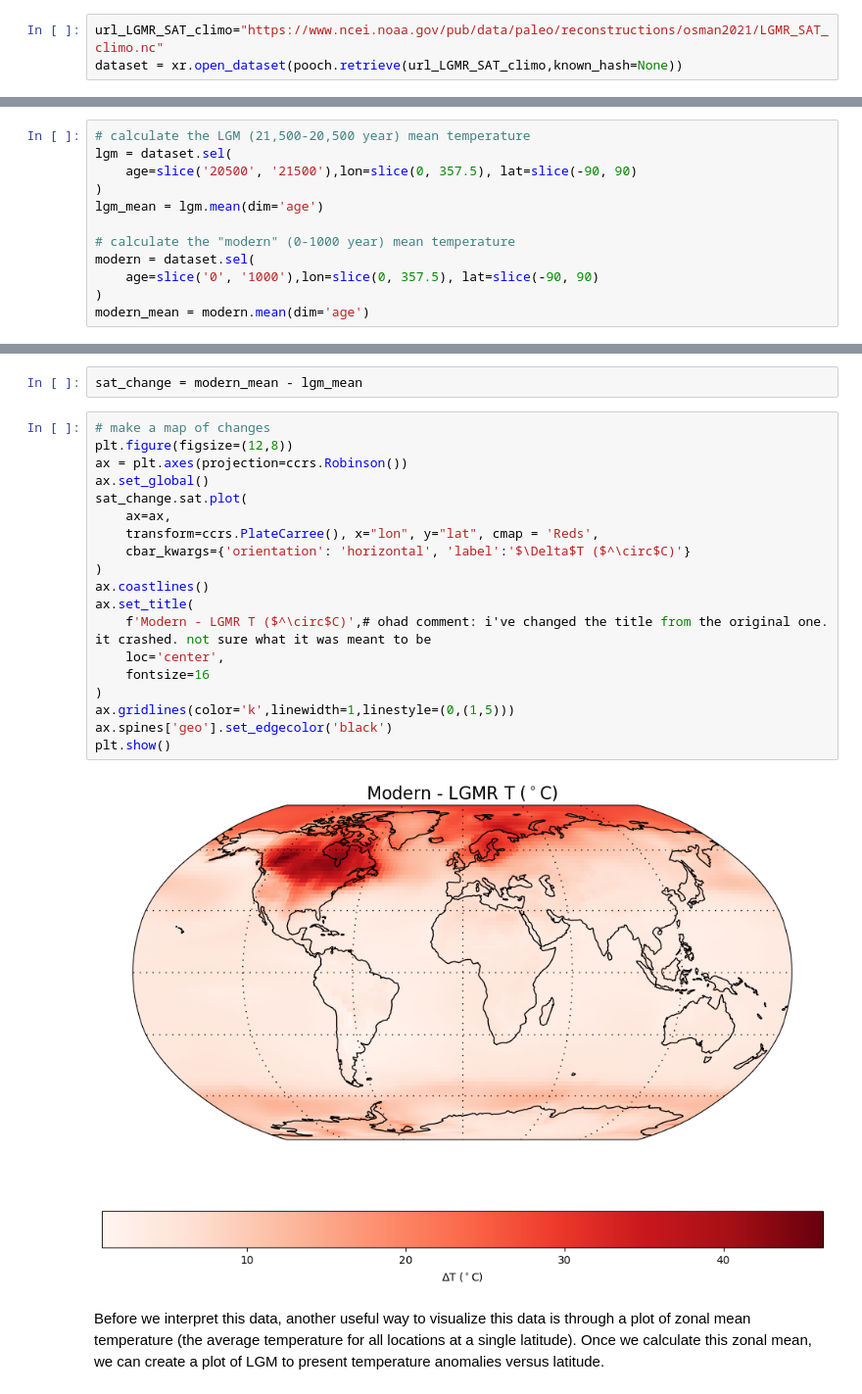
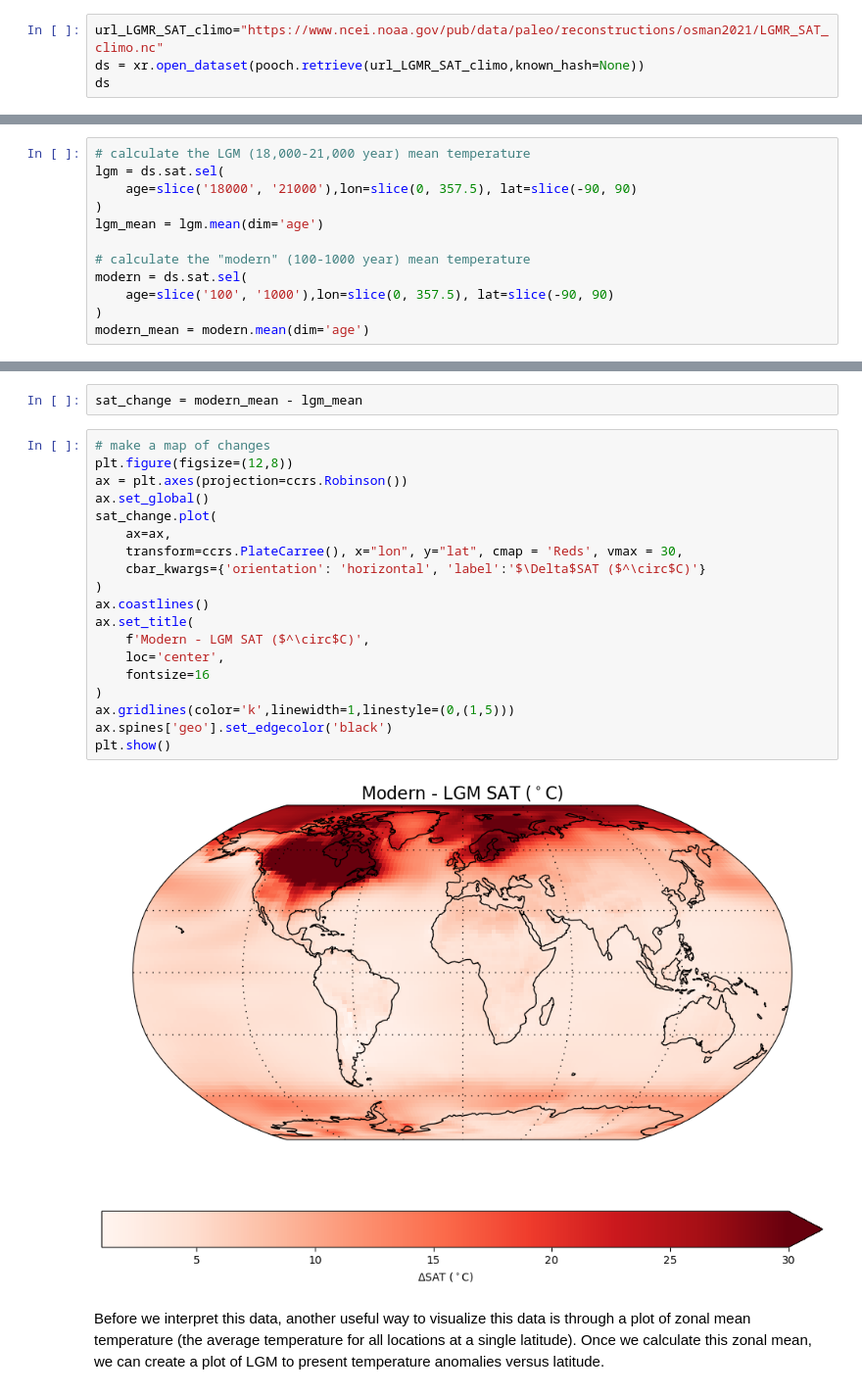
Before and after one commit to ClimateMatchAcademy/course-content, a Jupyter notebook: tutorials/W1D4_Paleoclimate/W1D4_Tutorial9.ipynb, the cells around one changed output, grey strips where cells are left out. Shown at 98% size. Saved outputs shown, nothing was run; the diff lists cells and outputs as text.

```diff
--- a/tutorials/W1D4_Paleoclimate/W1D4_Tutorial9.ipynb
+++ b/tutorials/W1D4_Paleoclimate/W1D4_Tutorial9.ipynb
@@ -51,5 +53,6 @@ We will calculate the LGM to present global mean temperature from a paleoclimate
 First let's download the paleoclimate data assimilation reconstruction for surface air temperature (SAT).
 # %%
 url_LGMR_SAT_climo="https://www.ncei.noaa.gov/pub/data/paleo/reconstructions/osman2021/LGMR_SAT_climo.nc"
-dataset = xr.open_dataset(pooch.retrieve(url_LGMR_SAT_climo,known_hash=None))
+ds = xr.open_dataset(pooch.retrieve(url_LGMR_SAT_climo,known_hash=None))
+ds
 # %% [output]
@@ -142,13 +126,13 @@ Data assimilation creates spatial reconstructions, so we can also make figures s
 # %%
-# calculate the LGM (21,500-20,500 year) mean temperature
-lgm = dataset.sel(
-    age=slice('20500', '21500'),lon=slice(0, 357.5), lat=slice(-90, 90)
+# calculate the LGM (18,000-21,000 year) mean temperature
+lgm = ds.sat.sel(
+    age=slice('18000', '21000'),lon=slice(0, 357.5), lat=slice(-90, 90)
 )
 lgm_mean = lgm.mean(dim='age')
 
-# calculate the "modern" (0-1000 year) mean temperature
-modern = dataset.sel(
-    age=slice('0', '1000'),lon=slice(0, 357.5), lat=slice(-90, 90)
+# calculate the "modern" (100-1000 year) mean temperature
+modern = ds.sat.sel(
+    age=slice('100', '1000'),lon=slice(0, 357.5), lat=slice(-90, 90)
 )
 modern_mean = modern.mean(dim='age')
 # %% [markdown]
@@ -158,24 +142,24 @@ sat_change = modern_mean - lgm_mean
 # %%
 # make a map of changes
 plt.figure(figsize=(12,8))
 ax = plt.axes(projection=ccrs.Robinson())
 ax.set_global()
-sat_change.sat.plot(
+sat_change.plot(
     ax=ax,
-    transform=ccrs.PlateCarree(), x="lon", y="lat", cmap = 'Reds',
-    cbar_kwargs={'orientation': 'horizontal', 'label':'$\Delta$T ($^\circ$C)'}
+    transform=ccrs.PlateCarree(), x="lon", y="lat", cmap = 'Reds', vmax = 30,
+    cbar_kwargs={'orientation': 'horizontal', 'label':'$\Delta$SAT ($^\circ$C)'}
 )
 ax.coastlines()
 ax.set_title(
-    f'Modern - LGMR T ($^\circ$C)',# ohad comment: i've changed the title from the original one. it crashed. not sure what it was meant to be
+    f'Modern - LGM SAT ($^\circ$C)',
     loc='center',
     fontsize=16
 )
 ax.gridlines(color='k',linewidth=1,linestyle=(0,(1,5)))
 ax.spines['geo'].set_edgecolor('black')
 plt.show()
 # %% [output]
-[figure, old version]
+[figure, new version]
 # %% [markdown]
 Before we interpret this data, another useful way to visualize this data is through a plot of zonal mean temperature (the average temperature for all locations at a single latitude). Once we calculate this zonal mean, we can create a plot of LGM to present temperature anomalies versus latitude.
 # %%
```
Also changed, not shown: parts of 11 cells of this notebook.
